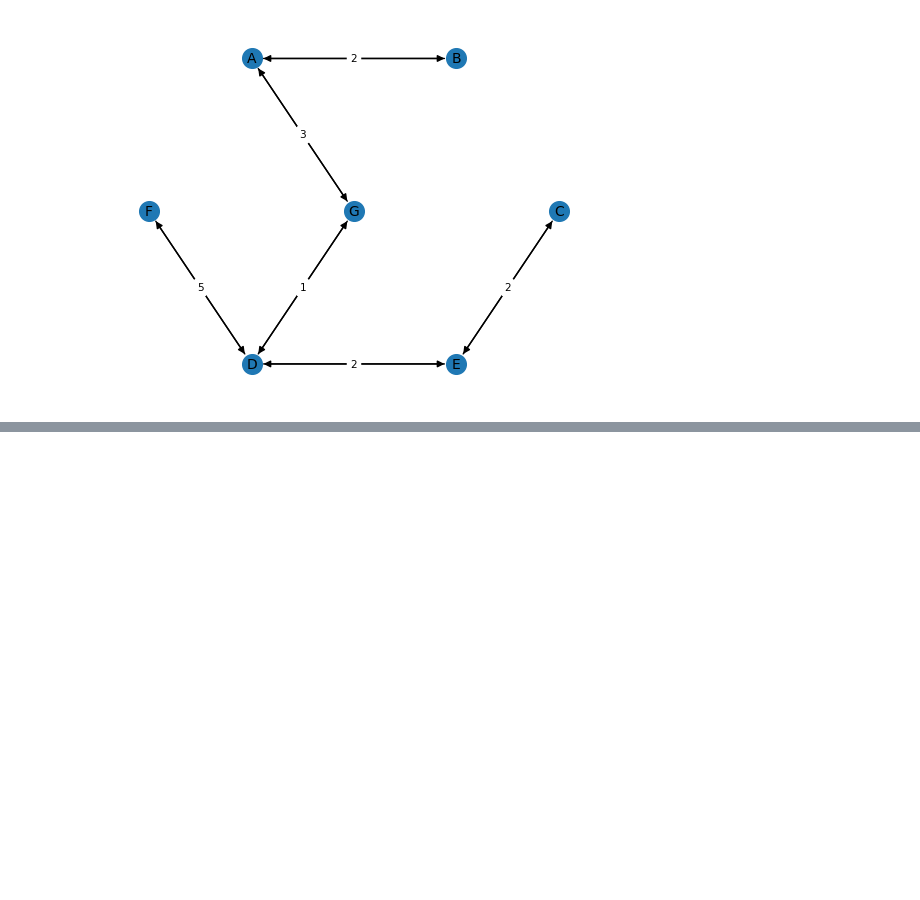
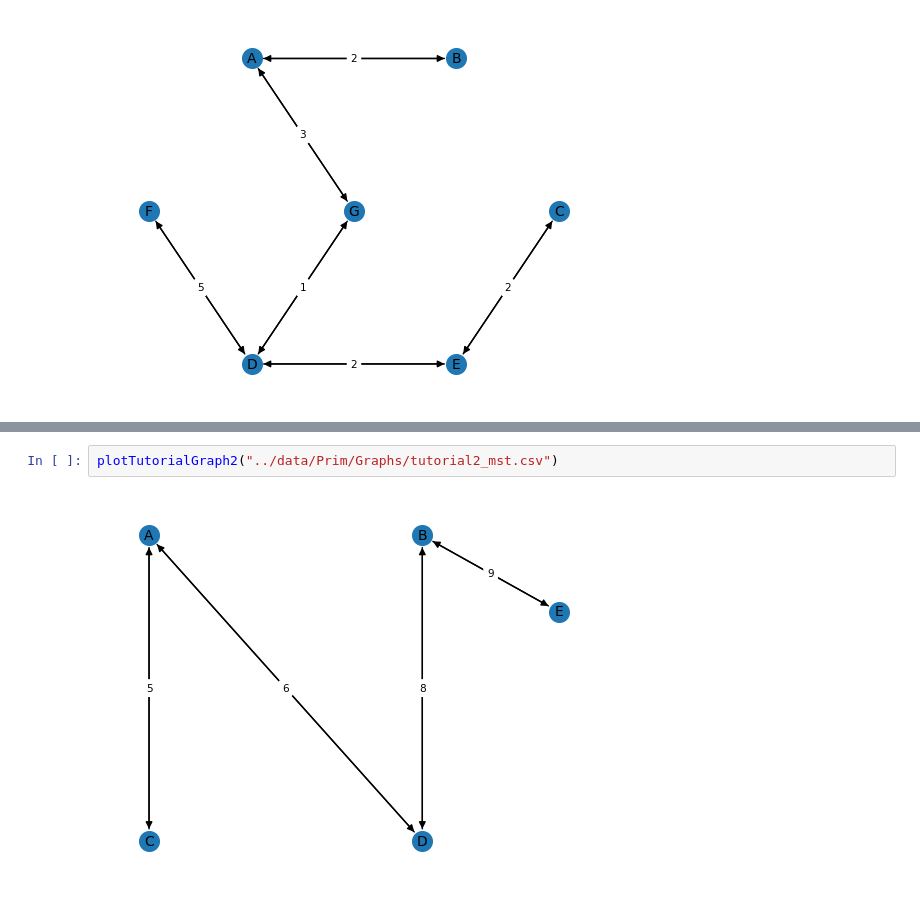
Before and after one commit to isaacchunn/algo-design-and-analysis, a Jupyter notebook: GraphFramework/Visualization/GraphVisualizer.ipynb, the cells around one changed output, grey strips where cells are left out. Saved outputs shown, nothing was run; the diff lists cells and outputs as text; blank space fills up the shorter version.

```diff
--- a/GraphFramework/Visualization/GraphVisualizer.ipynb
+++ b/GraphFramework/Visualization/GraphVisualizer.ipynb
@@ -384,0 +431,4 @@ plotTutorialGraph("../data/Kruskal/Graphs/tutorial_mst.csv")
+# %%
+plotTutorialGraph2("../data/Prim/Graphs/tutorial2_mst.csv")
+# %% [output]
+[figure, added]
```
Also changed, not shown: parts of 4 cells of this notebook, 10 other files.
